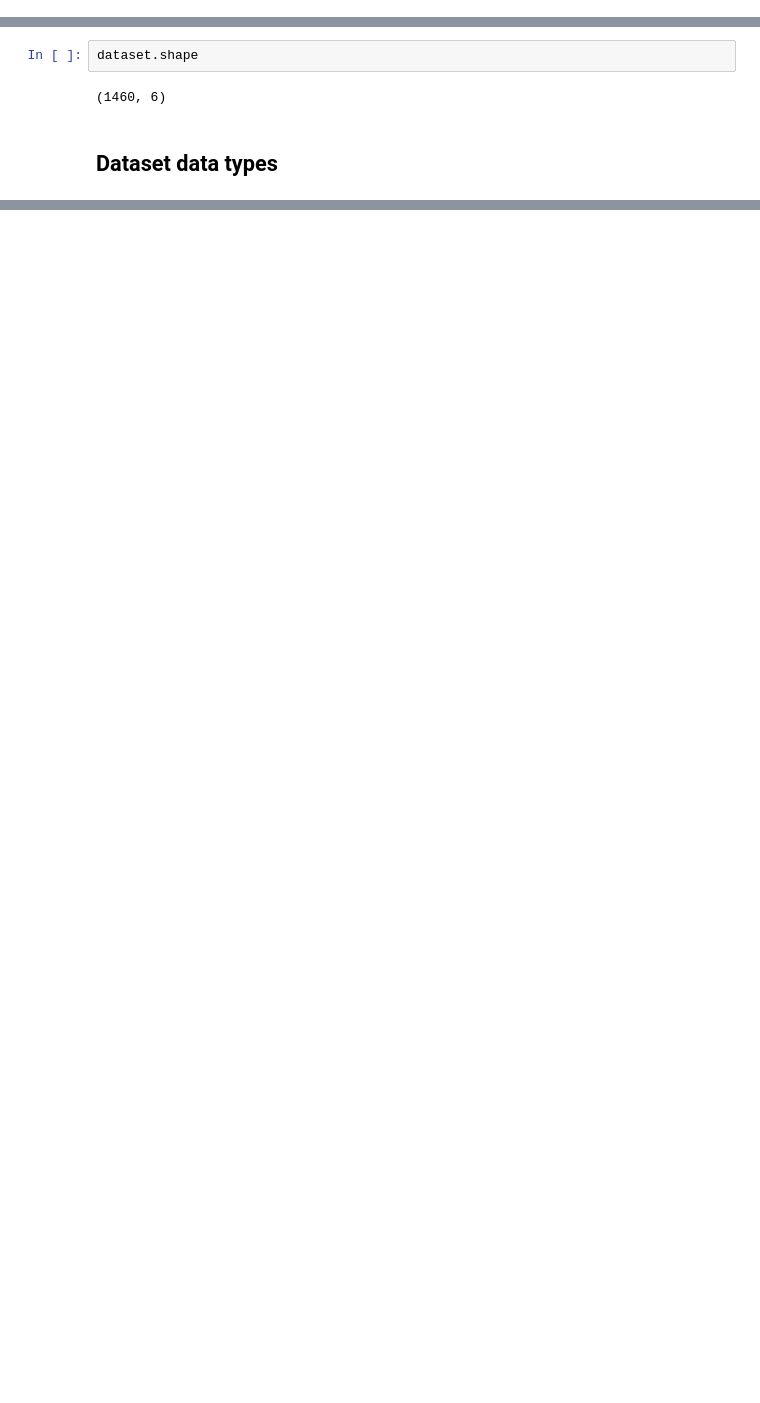
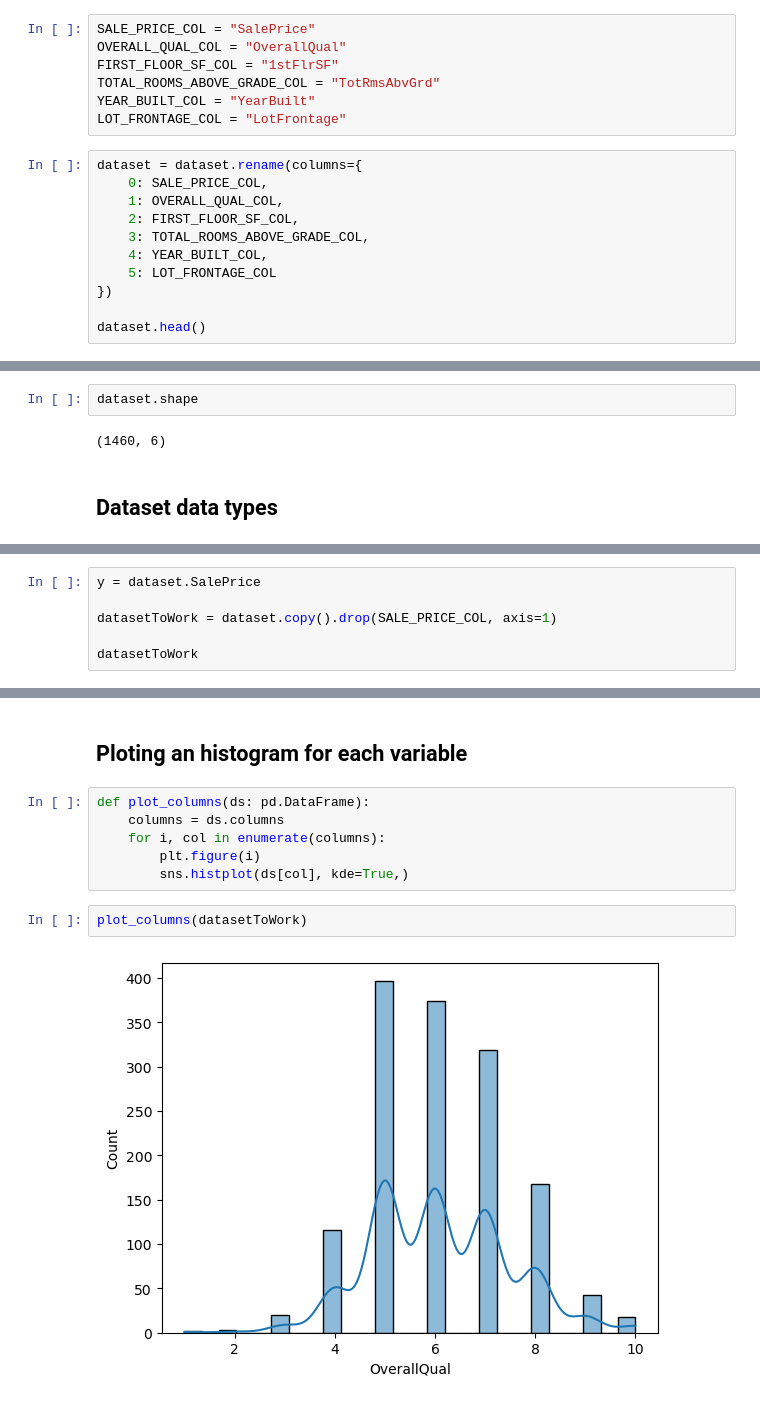
Before and after one commit to ochamodev/DS_Proyecto1_19001395_V, a Jupyter notebook: project1_code.ipynb, the cells around one changed output, grey strips where cells are left out. Saved outputs shown, nothing was run; the diff lists cells and outputs as text; blank space fills up the shorter version.

Commit message:
feat: Add plots for each independent variable

```diff
--- a/project1_code.ipynb
+++ b/project1_code.ipynb
@@ -28,0 +31,18 @@ dataset.head()
+# %%
+SALE_PRICE_COL = "SalePrice"
+OVERALL_QUAL_COL = "OverallQual"
+FIRST_FLOOR_SF_COL = "1stFlrSF"
+TOTAL_ROOMS_ABOVE_GRADE_COL = "TotRmsAbvGrd"
+YEAR_BUILT_COL = "YearBuilt"
+LOT_FRONTAGE_COL = "LotFrontage"
+# %%
+dataset = dataset.rename(columns={
+    0: SALE_PRICE_COL,
+    1: OVERALL_QUAL_COL,
+    2: FIRST_FLOOR_SF_COL,
+    3: TOTAL_ROOMS_ABOVE_GRADE_COL,
+    4: YEAR_BUILT_COL,
+    5: LOT_FRONTAGE_COL
+})
+
+dataset.head()
@@ -46,0 +77,6 @@ dtype: object
+# %%
+y = dataset.SalePrice
+
+datasetToWork = dataset.copy().drop(SALE_PRICE_COL, axis=1)
+
+datasetToWork
@@ -46,0 +118,12 @@ dtype: object
+# %% [markdown]
+## Ploting an histogram for each variable
+# %%
+def plot_columns(ds: pd.DataFrame):
+    columns = ds.columns
+    for i, col in enumerate(columns):
+        plt.figure(i)
+        sns.histplot(ds[col], kde=True,)
+# %%
+plot_columns(datasetToWork)
+# %% [output]
+[figure, added]
```
Also changed, not shown: parts of 16 cells of this notebook.
